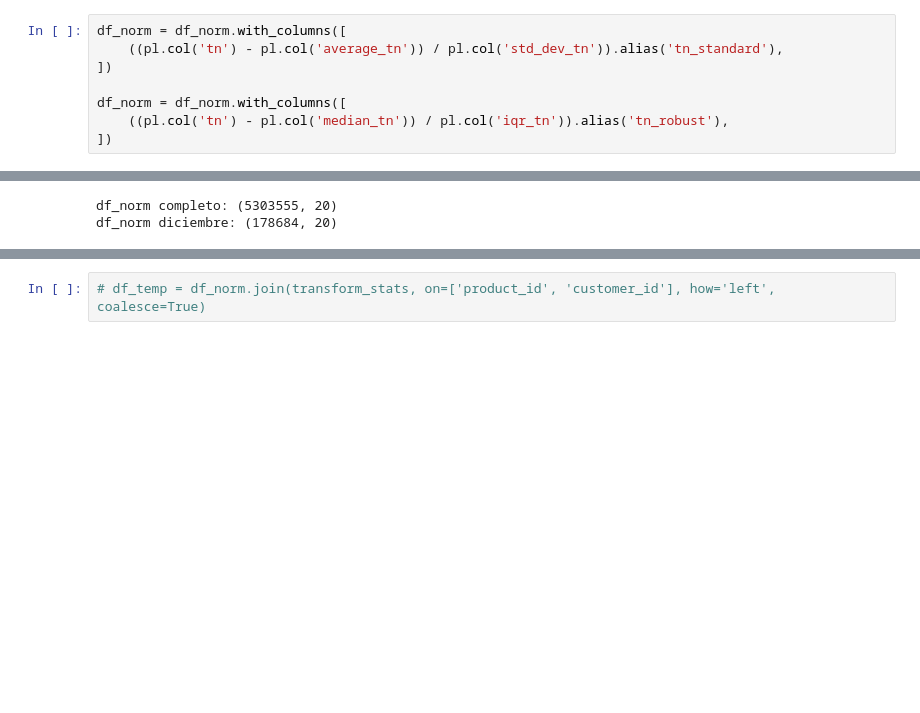
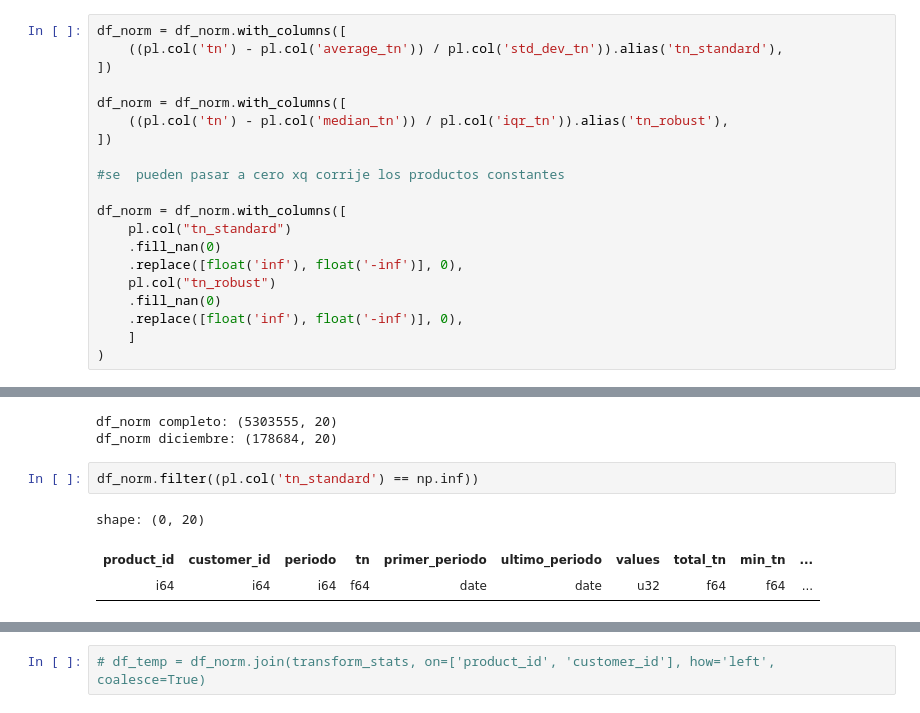
Before and after one commit to waldof86/labo3-2024v, a Jupyter notebook: Proyecto/02_normaliza.ipynb, the cells around one changed output, grey strips where cells are left out. Drawn from its saved outputs; the diff is of its cells as text; blank space fills up the shorter version.

```diff
--- a/Proyecto/02_normaliza.ipynb
+++ b/Proyecto/02_normaliza.ipynb
@@ -207,6 +207,18 @@ df_norm = df_norm.with_columns([
 df_norm = df_norm.with_columns([
     ((pl.col('tn') - pl.col('median_tn')) / pl.col('iqr_tn')).alias('tn_robust'),
 ])
+
+#se  pueden pasar a cero xq corrije los productos constantes
+
+df_norm = df_norm.with_columns([
+    pl.col("tn_standard")
+    .fill_nan(0)
+    .replace([float('inf'), float('-inf')], 0),
+    pl.col("tn_robust")
+    .fill_nan(0)
+    .replace([float('inf'), float('-inf')], 0),
+    ]
+)
 # %%
 df_norm = df_norm.sort(by=['product_id', 'customer_id', 'periodo'])
 # %%
@@ -224,3 +236,9 @@ print(f"df_norm diciembre: {df_norm.filter(pl.col('periodo') == 201912).shape}")
 # %% [output]
 df_norm completo: (5303555, 20)
 df_norm diciembre: (178684, 20)
+# %%
+df_norm.filter((pl.col('tn_standard') == np.inf))
+# %% [output]
+shape: (0, 20)
+| product_id | customer_id | periodo | tn | primer_periodo | ultimo_periodo | values | total_tn | min_tn | ... |
+| i64 | i64 | i64 | f64 | date | date | u32 | f64 | f64 | ... |
```
Also changed, not shown: parts of 2 cells of this notebook, 5 other files.
